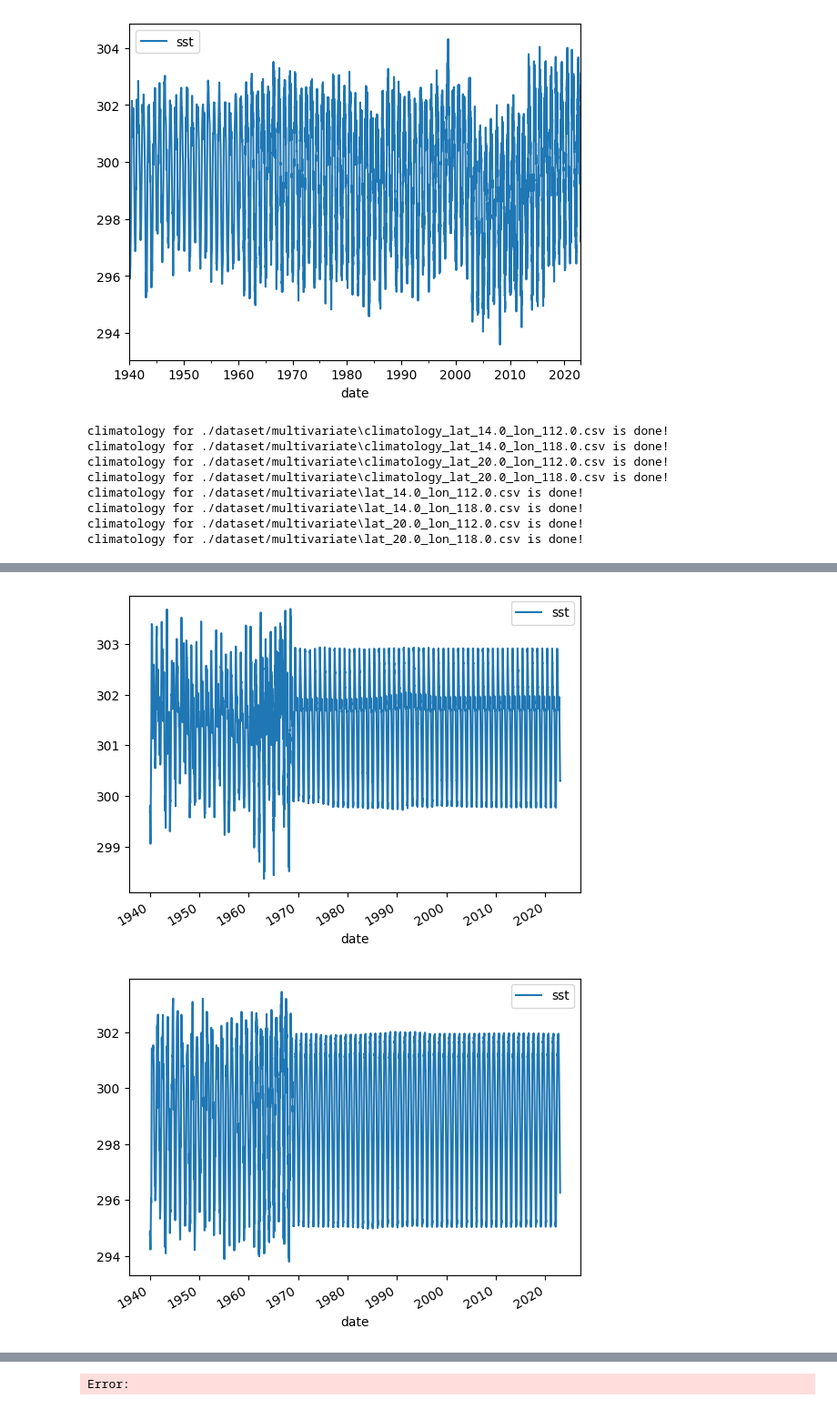
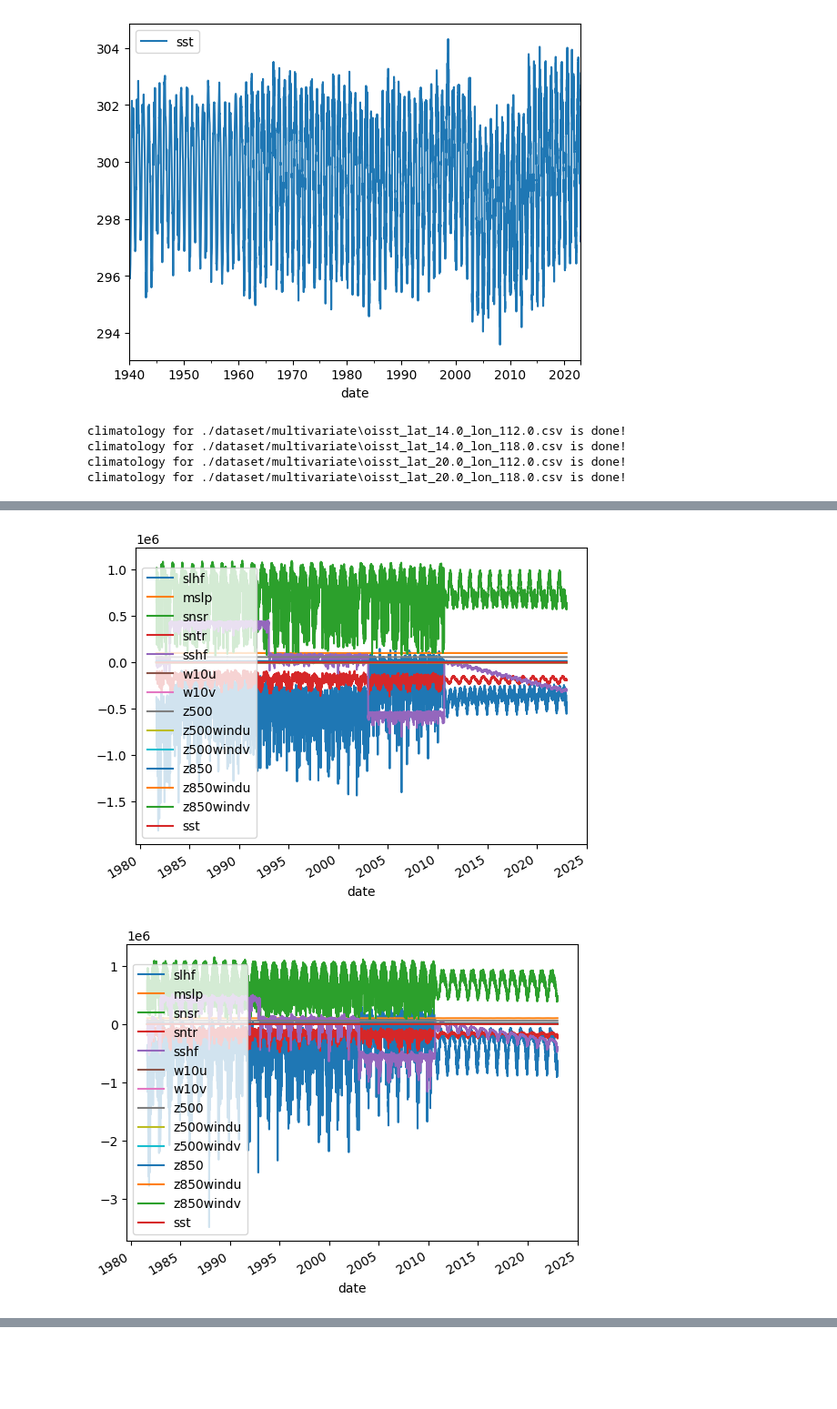
Before and after one commit to Yvette233/spatial-mspt, a Jupyter notebook: climatologyForSST.ipynb, the cells around one changed output, grey strips where cells are left out. Shown at 91% size. Drawn from its saved outputs; the diff is of its cells as text; code cells hidden in the pictures; blank space fills up the shorter version.

```diff
--- a/climatologyForSST.ipynb
+++ b/climatologyForSST.ipynb
@@ -121,17 +121,13 @@ import os
 
 # read all files in the folder
 folder_path = './dataset/multivariate/'
-files = glob.glob(os.path.join(folder_path, '*.csv'))
+files = glob.glob(os.path.join(folder_path, 'oisst_*.csv'))
 for file in files:
-    save_path = file.replace('\\lat_', '\\climatology_lat_')
+    save_path = file.replace('oisst_lat_', 'climatology_oisst_lat_')
     climatologyForSST(file, save_path)
     print('climatology for ' + file + ' is done!')
 # %% [output]
-climatology for ./dataset/multivariate\climatology_lat_14.0_lon_112.0.csv is done!
-climatology for ./dataset/multivariate\climatology_lat_14.0_lon_118.0.csv is done!
-climatology for ./dataset/multivariate\climatology_lat_20.0_lon_112.0.csv is done!
-climatology for ./dataset/multivariate\climatology_lat_20.0_lon_118.0.csv is done!
-climatology for ./dataset/multivariate\lat_14.0_lon_112.0.csv is done!
-climatology for ./dataset/multivariate\lat_14.0_lon_118.0.csv is done!
-climatology for ./dataset/multivariate\lat_20.0_lon_112.0.csv is done!
-climatology for ./dataset/multivariate\lat_20.0_lon_118.0.csv is done!
+climatology for ./dataset/multivariate\oisst_lat_14.0_lon_112.0.csv is done!
+climatology for ./dataset/multivariate\oisst_lat_14.0_lon_118.0.csv is done!
+climatology for ./dataset/multivariate\oisst_lat_20.0_lon_112.0.csv is done!
+climatology for ./dataset/multivariate\oisst_lat_20.0_lon_118.0.csv is done!
@@ -139,2 +135,2 @@ climatology for ./dataset/multivariate\lat_20.0_lon_118.0.csv is done!
-[figure, old version]
+[figure, new version]
-[figure, old version]
+[figure, new version]
@@ -146 +137,0 @@ climatology for ./dataset/multivariate\lat_20.0_lon_118.0.csv is done!
-Error:
```
Also changed, not shown: parts of 2 cells of this notebook, 20 other files.
